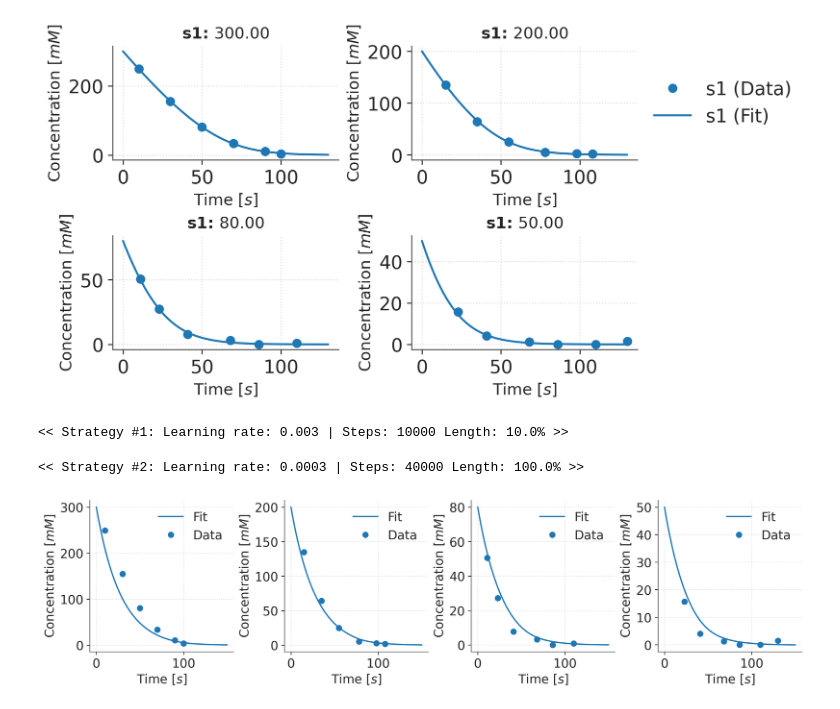
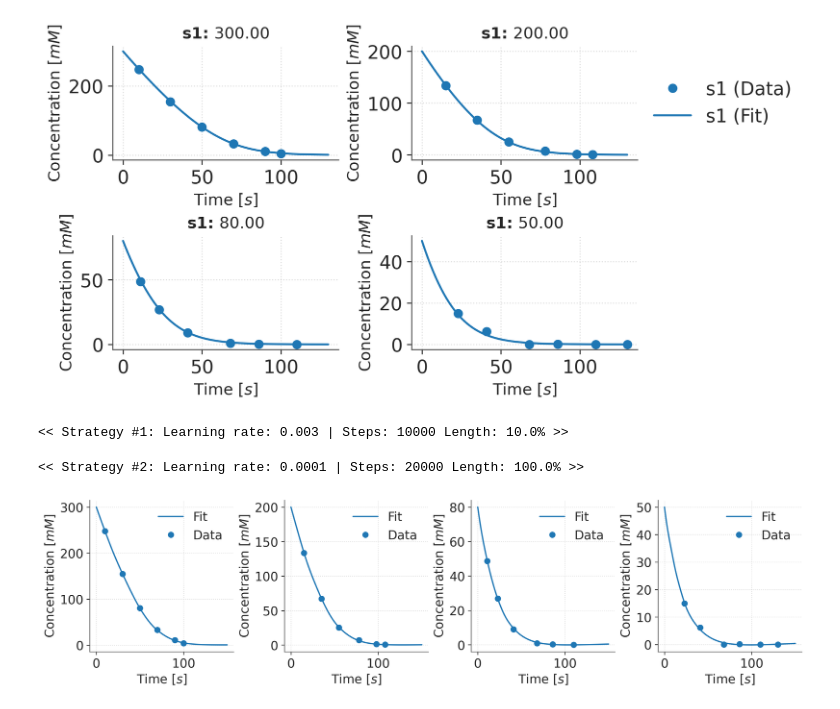
Before and after one commit to JR-1991/Catalax, a Jupyter notebook: examples/NeuralODE.ipynb, the cells around one changed output. Cells and saved outputs as stored; diff of their text form; code cells hidden in the pictures.

```diff
--- a/examples/NeuralODE.ipynb
+++ b/examples/NeuralODE.ipynb
@@ -101,18 +101,18 @@ trained = train_neural_ode(
     times=time,
     inital_conditions=y0s,
     batch_size=2,
-    steps_strategy=(10000, 40000),
-    lr_strategy=(3e-3, 3e-4),
+    steps_strategy=(10000, 20000),
+    lr_strategy=(3e-3, 1e-4),
     length_strategy=(0.1, 1.0),
     save_milestones=False, # Set to True to save model checkpoints
     # log="progress.log", # Uncomment this line to log progress
 )
 # %% [output]
 << Strategy #1: Learning rate: 0.003 | Steps: 10000 Length: 10.0% >>
-<< Strategy #2: Learning rate: 0.0003 | Steps: 40000 Length: 100.0% >>
+<< Strategy #2: Learning rate: 0.0001 | Steps: 20000 Length: 100.0% >>
 # %%
 # Predict the trajectory of the learnt model
-time_, states = neural_ode.predict(y0s=y0s, t1=150)
+time_, states = trained.predict(y0s=y0s, t1=150)
 
 # Note: The neural ODE visualizer is not yet implemented.
 # Thus, this is done manual here.
@@ -120,31 +120,31 @@ time_, states = neural_ode.predict(y0s=y0s, t1=150)
 import matplotlib.pyplot as plt
 import matplotlib.colors as mcolors
 
 species = model._get_species_order()
 color = list(mcolors.TABLEAU_COLORS)[0]
 f, ax = plt.subplots(1, y0s.shape[0], figsize=(12, 3))
 
 for batch in range(states.shape[0]):
     ax[batch].plot(
         time_[batch],
         states[batch, :, species.index("s1")],
         label="Fit",
         c=color,
     )
 
     ax[batch].plot(
         time[batch],
         data[batch, :, species.index("s1")],
         "o",
         label="Data",
         c=color,
     )
 
     ax[batch].legend()
     ax[batch].grid(alpha=0.7, linestyle=":")
     ax[batch].set_xlabel("Time [$s$]")
     ax[batch].set_ylabel("Concentration [$mM$]")
 
 plt.tight_layout()
 # %% [output]
-[figure, old version]
+[figure, new version]
```
